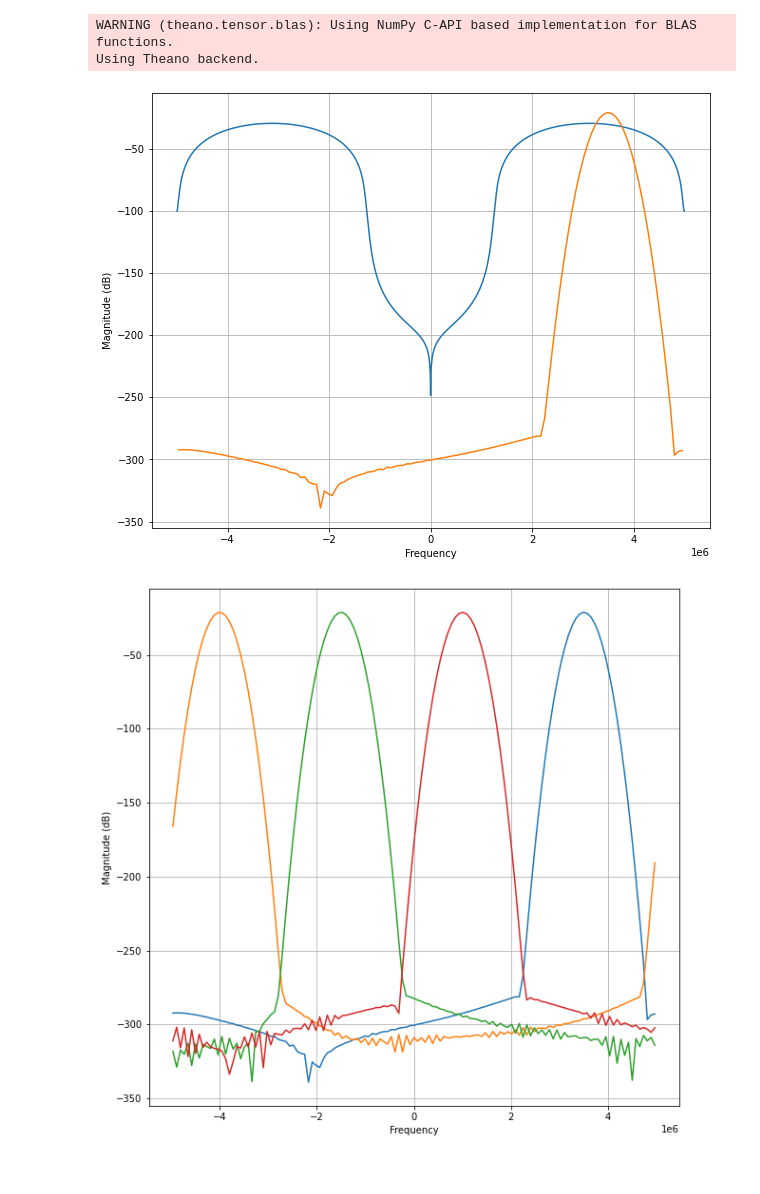
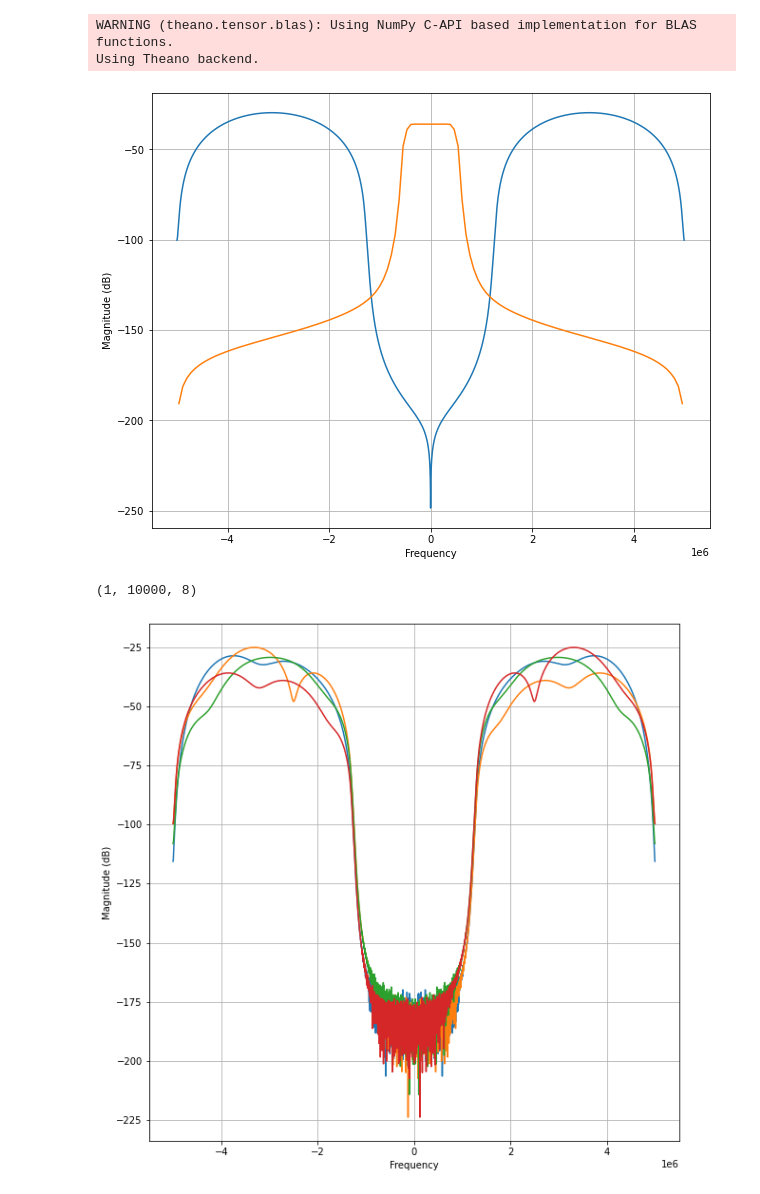
Before and after one commit to dkaravaev/wavelet-ccnn, a Jupyter notebook: FBLayer.ipynb, the cells around one changed output. Drawn from its saved outputs; the diff is of its cells as text; code cells hidden in the pictures.

Commit message:
Added filter bank layer.

```diff
--- a/FBLayer.ipynb
+++ b/FBLayer.ipynb
@@ -36,7 +36,7 @@ Using Theano backend.
 Fs = 10E6
 t = np.linspace(0, 0.001, int(0.001 * Fs))
 s = complex_chirp(t, Fs/8, t[-1], Fs/4 + Fs/4) + complex_chirp(t, -Fs/8, t[-1], -(Fs/4 + Fs/4))
-w = scipy.signal.morlet2(129, s=10, w=22)
+w = scipy.signal.firwin(numtaps=129, cutoff=0.1, pass_zero="lowpass", window='kaiser', width=0.001)
 
 plt.figure(figsize=(10, 8))
 plt.magnitude_spectrum(s, Fs=Fs, scale='dB')
@@ -44,7 +44,19 @@ plt.magnitude_spectrum(w, scale='dB', sides='twosided', Fs=Fs)
 plt.grid(True)
 plt.show()
 # %% [output]
-[figure, old version]
+[figure, new version]
+# %%
+signal   = layers.Input(shape=(s.shape[0], 2))
+filtered = ConvFB(filters=4, kernel_size=10)(signal)
+
+model = models.Model(inputs=signal, outputs=filtered)
+
+S = tochanneled(s).reshape(1, s.shape[0], 2)
+X = model.call(S).eval()
+# %%
+X.shape
+# %% [output]
+(1, 10000, 8)
 # %%
 def k_real_conv(s, f):
     cargs = {"strides"       : 1,
@@ -75,19 +87,19 @@ def np_convolve(s, f):
 def fb_conv(s, w, num=2):
     fs = np.linspace(0, 2 * np.pi, num, endpoint=False)
     n = np.arange(0, w.shape[0])
-    E = np.zeros(shape=(w.shape[0], fs.shape[0]), dtype=w.dtype)
+    E = np.zeros(shape=(w.shape[0], fs.shape[0]), dtype=np.complex64)
     for f in range(fs.shape[0]):
         E[:, f] = np.exp(1j * fs[f] * n)
     return w.reshape(w.shape[0], 1) * E
 # %%
 W = fb_conv(1, w, num=4)
 plt.figure(figsize=(10, 10))
-for f in range(W.shape[1]):
-    plt.magnitude_spectrum(W[:, f], scale='dB', Fs=Fs)
+for f in range(4):
+    plt.magnitude_spectrum(X[0, :, f] + 1j * X[0, :, 4 + f], scale='dB', Fs=Fs)
 plt.grid(True)
 plt.show()
 # %% [output]
-[figure, old version]
+[figure, new version]
 # %%
 R = k_complex_conv(s, W)
 plt.figure(figsize=(10, 10))
```
Also changed, not shown: parts of 2 cells of this notebook, 1 other file.
